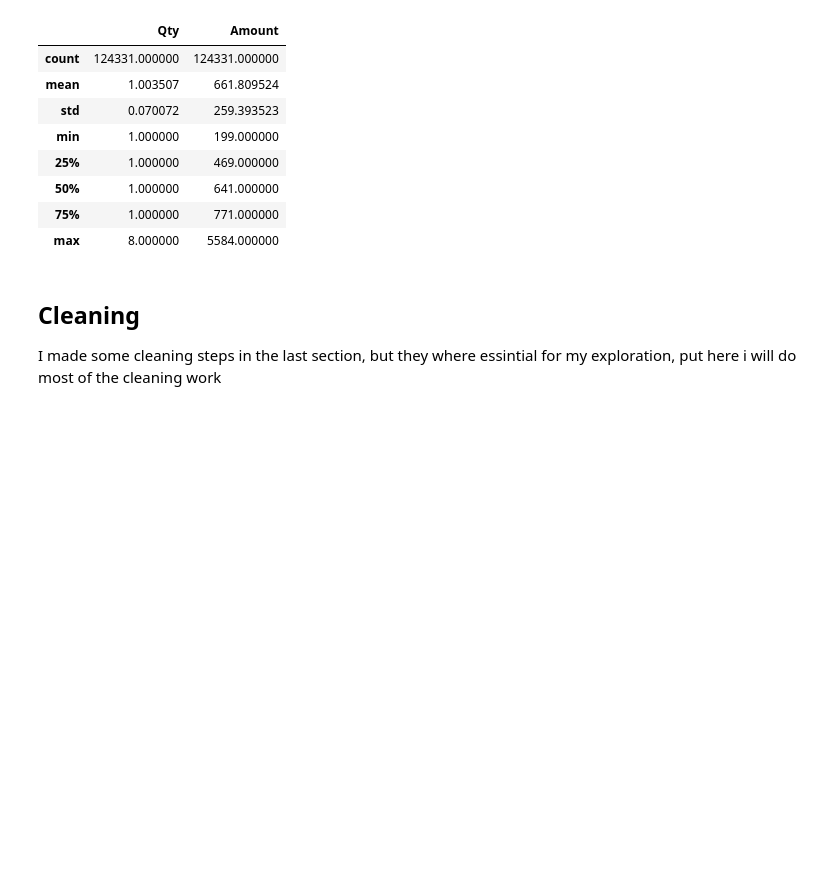
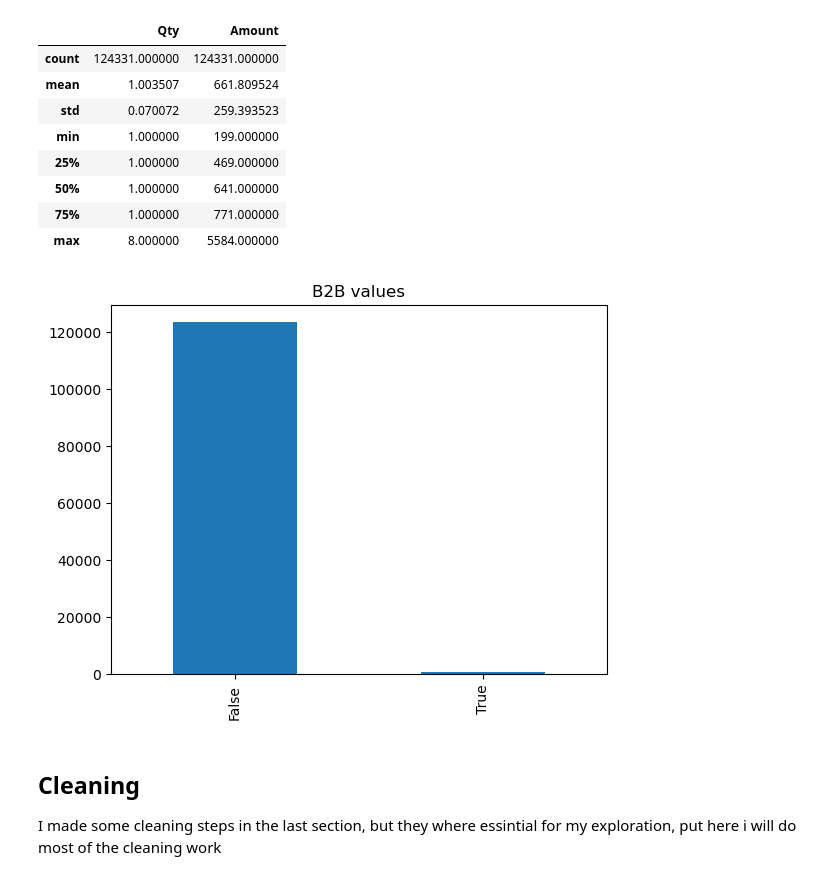
Before and after one commit to Abdelrahman2030/amazon_sales, a Jupyter notebook: amazon_products.ipynb, the cells around one changed output. Drawn from its saved outputs; the diff is of its cells as text; code cells hidden in the pictures; blank space fills up the shorter version.

```diff
--- a/amazon_products.ipynb
+++ b/amazon_products.ipynb
@@ -492,6 +497,11 @@ df.describe()
 | 50% | 1.000000 | 641.000000 |
 | 75% | 1.000000 | 771.000000 |
 | max | 8.000000 | 5584.000000 |
+# %%
+df["B2B"].value_counts().plot(kind = "bar")
+plt.title("B2B values");
+# %% [output]
+[figure, added]
 # %% [markdown]
 ## Cleaning
 I made some cleaning steps in the last section, but they where essintial for my exploration, put here i will do most of the cleaning work
```
Also changed, not shown: parts of 64 cells of this notebook.
